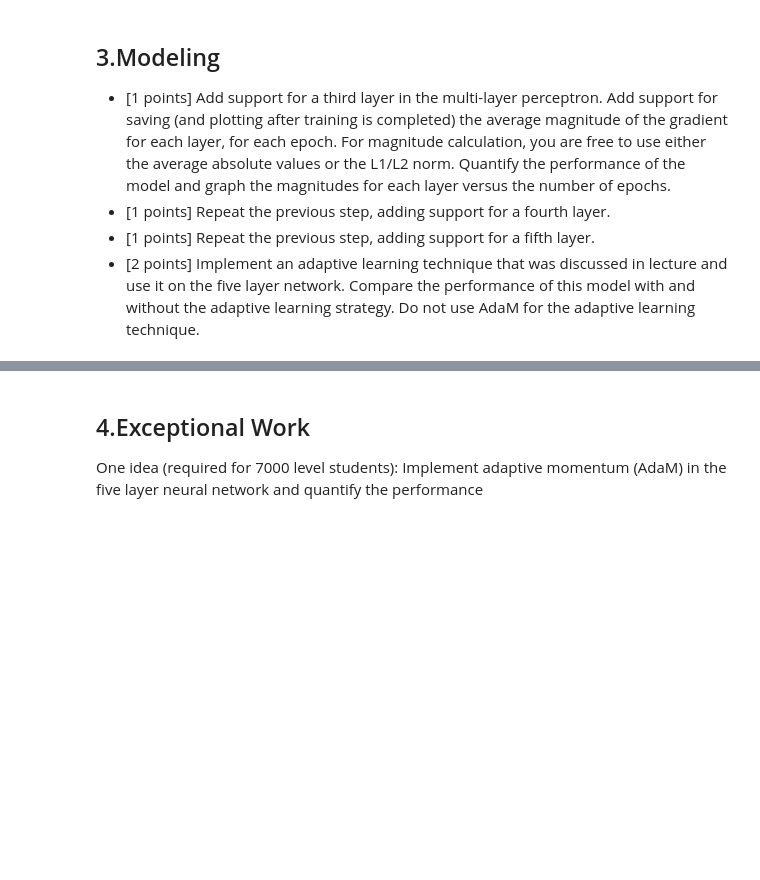
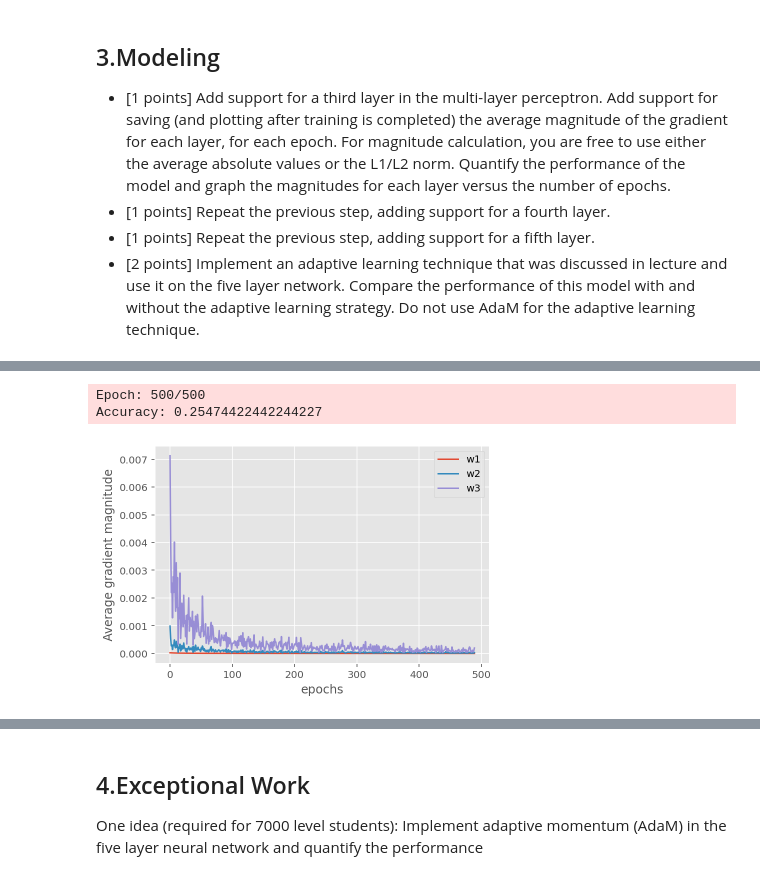
Before and after one commit to amor-tsai/MachineLearningNotebooks, a Jupyter notebook: Lab4.ipynb, the cells around one changed output, grey strips where cells are left out. Cells and saved outputs as stored; diff of their text form; code cells hidden in the pictures; blank space fills up the shorter version.

```diff
--- a/Lab4.ipynb
+++ b/Lab4.ipynb
@@ -497,0 +612,23 @@ class ThreeLayerPerceptron(TwoLayerPerceptron):
+# %%
+params = dict(n_hidden=50,
+              l2=1e-2, # tradeoff L2 regularizer
+              epochs=500, # iterations
+              eta=1e-2,  # learning rate
+              random_state=1,
+              onehot=True,
+              alpha=1e-2,
+              decrease_const=0.1,
+              minibatches=len(X_train)/256,
+              shuffle=True
+              )
+# %%
+%%time
+nn_3l = ThreeLayerPerceptron(**params)
+nn_3l.fit(X_train, y_train, print_progress=1)
+print()
+print('Accuracy:',accuracy_score(y_test,nn_3l.predict(X_test)))
+nn_3l.graph_gradient()
+# %% [output]
+Epoch: 500/500
+Accuracy: 0.25474422442244227
+[figure, added]
```
Also changed, not shown: parts of 23 cells of this notebook.
